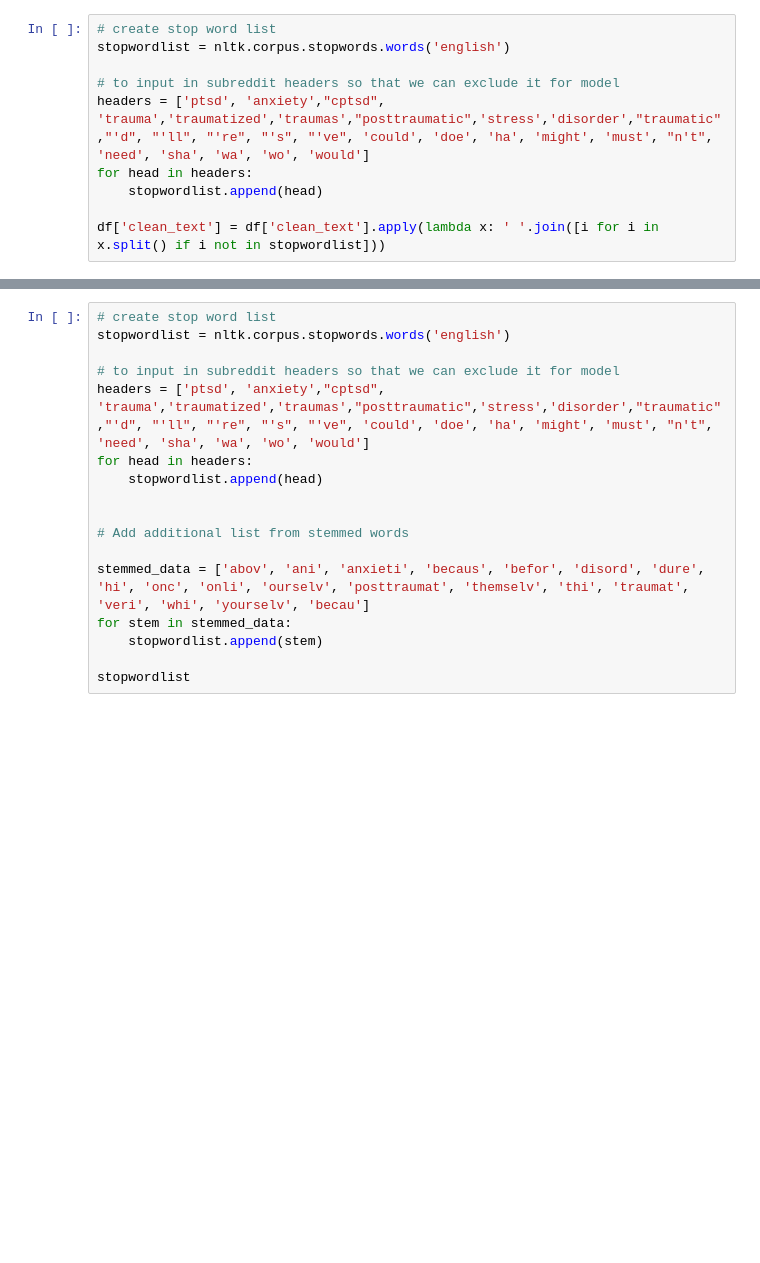
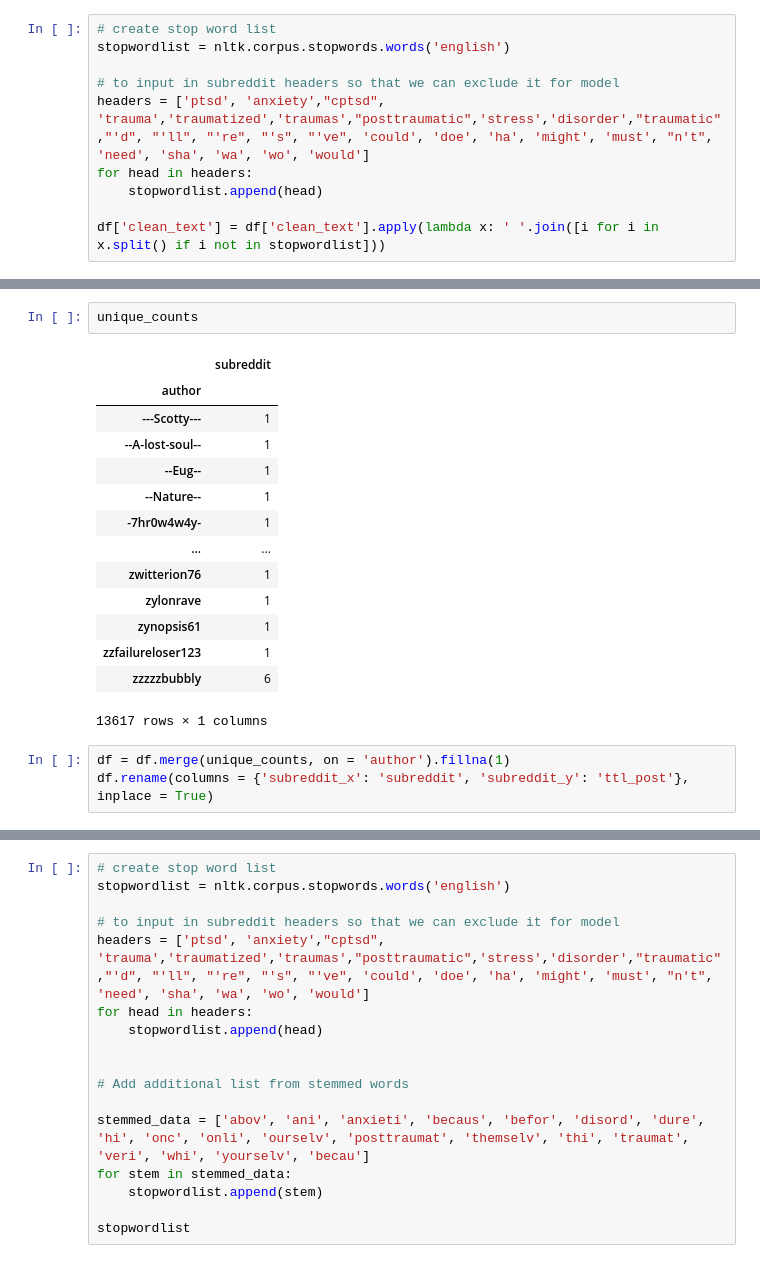
Before and after one commit to msamhz/GA-Lessons, a Jupyter notebook: project_3/MultinomialNB_Model.ipynb, the cells around one changed output, grey strips where cells are left out. Drawn from its saved outputs; the diff is of its cells as text; blank space fills up the shorter version.

```diff
--- a/project_3/MultinomialNB_Model.ipynb
+++ b/project_3/MultinomialNB_Model.ipynb
@@ -107,0 +123,20 @@ SyntaxError: invalid syntax (1763773627.py, line 1)
+# %%
+unique_counts
+# %% [output]
+|  | subreddit |
+| author |  |
+| ---Scotty--- | 1 |
+| --A-lost-soul-- | 1 |
+| --Eug-- | 1 |
+| --Nature-- | 1 |
+| -7hr0w4w4y- | 1 |
+| ... | ... |
+| zwitterion76 | 1 |
+| zylonrave | 1 |
+| zynopsis61 | 1 |
+| zzfailureloser123 | 1 |
+| zzzzzbubbly | 6 |
+13617 rows × 1 columns
+# %%
+df = df.merge(unique_counts, on = 'author').fillna(1)
+df.rename(columns = {'subreddit_x': 'subreddit', 'subreddit_y': 'ttl_post'}, inplace = True)
```
Also changed, not shown: parts of 8 cells of this notebook.
